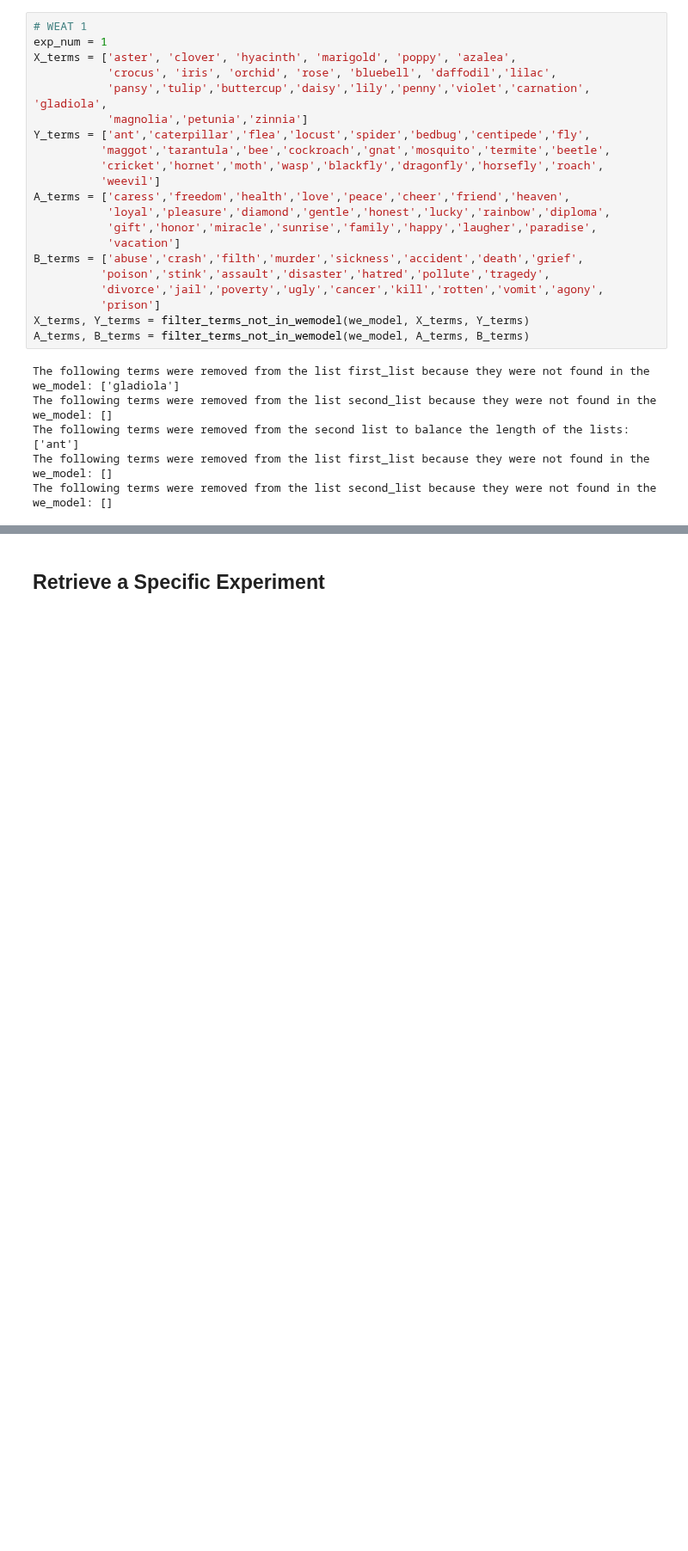
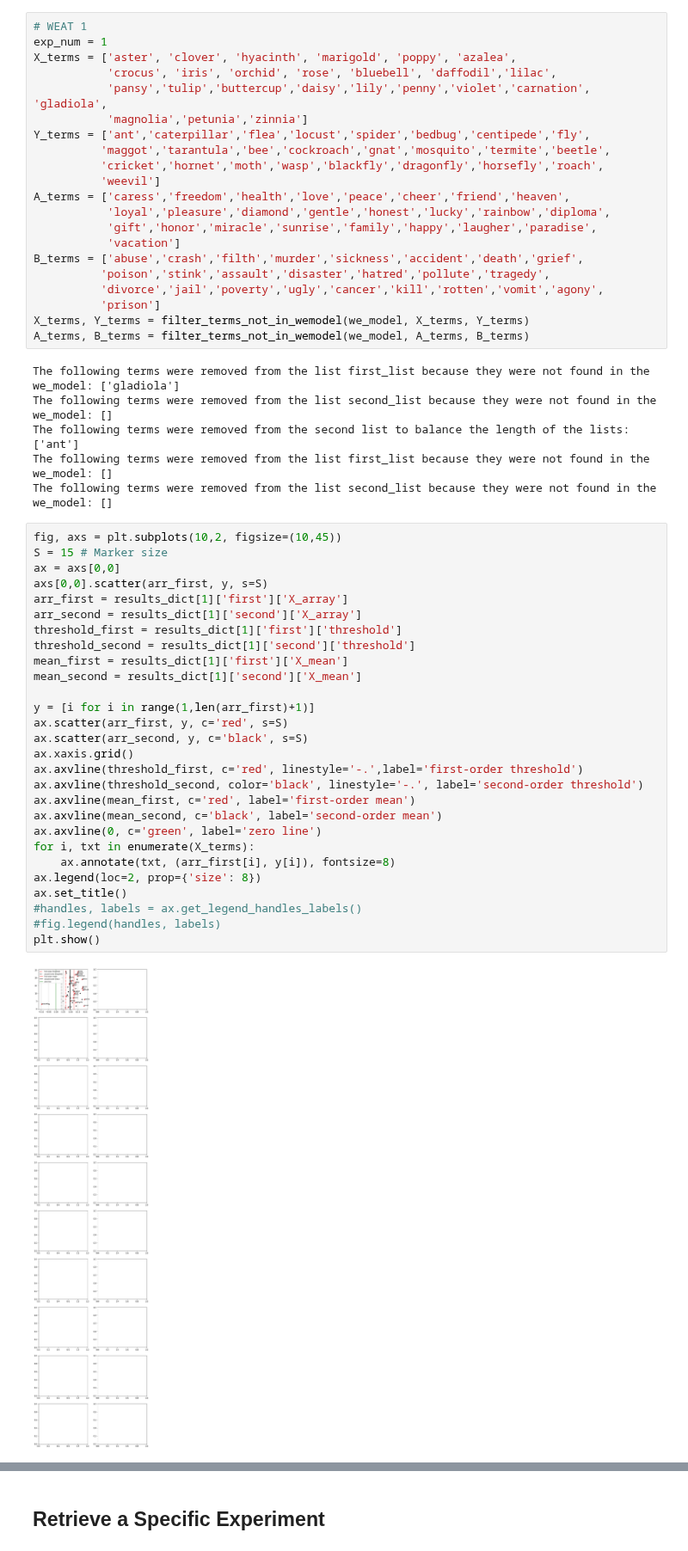
Before and after one commit to danieljsmarda/first-order-cooccurrence-metric-experiments, a Jupyter notebook: notebooks/Visualization.ipynb, the cells around one changed output, grey strips where cells are left out. Shown at 86% size. Cells and saved outputs as stored; diff of their text form; blank space fills up the shorter version.

```diff
--- a/notebooks/Visualization.ipynb
+++ b/notebooks/Visualization.ipynb
@@ -44,4 +47,34 @@ The following terms were removed from the list second_list because they were not
 The following terms were removed from the second list to balance the length of the lists: ['ant']
 The following terms were removed from the list first_list because they were not found in the we_model: []
 The following terms were removed from the list second_list because they were not found in the we_model: []
+# %%
+fig, axs = plt.subplots(10,2, figsize=(10,45))
+S = 15 # Marker size
+ax = axs[0,0]
+axs[0,0].scatter(arr_first, y, s=S)
+arr_first = results_dict[1]['first']['X_array']
+arr_second = results_dict[1]['second']['X_array']
+threshold_first = results_dict[1]['first']['threshold']
+threshold_second = results_dict[1]['second']['threshold']
+mean_first = results_dict[1]['first']['X_mean']
+mean_second = results_dict[1]['second']['X_mean']
+
+y = [i for i in range(1,len(arr_first)+1)]
+ax.scatter(arr_first, y, c='red', s=S)
+ax.scatter(arr_second, y, c='black', s=S)
+ax.xaxis.grid()
+ax.axvline(threshold_first, c='red', linestyle='-.',label='first-order threshold')
+ax.axvline(threshold_second, color='black', linestyle='-.', label='second-order threshold')
+ax.axvline(mean_first, c='red', label='first-order mean')
+ax.axvline(mean_second, c='black', label='second-order mean')
+ax.axvline(0, c='green', label='zero line')
+for i, txt in enumerate(X_terms):
+    ax.annotate(txt, (arr_first[i], y[i]), fontsize=8)
+ax.legend(loc=2, prop={'size': 8})
+ax.set_title()
+#handles, labels = ax.get_legend_handles_labels()
+#fig.legend(handles, labels)
+plt.show()
+# %% [output]
+[figure, added]
 # %%
```
Also changed, not shown: parts of 5 cells of this notebook, 1 other file.
